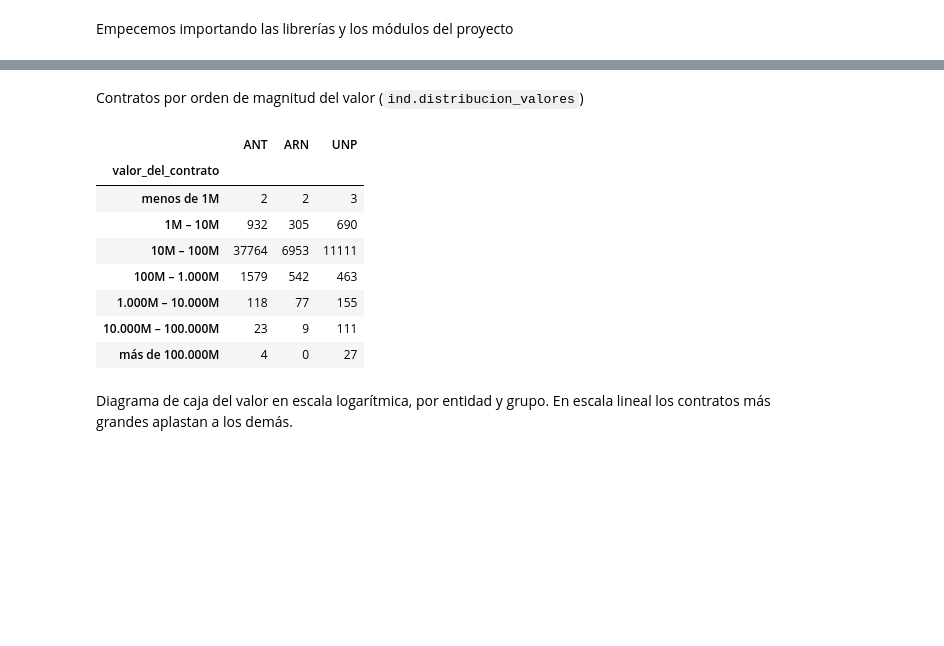
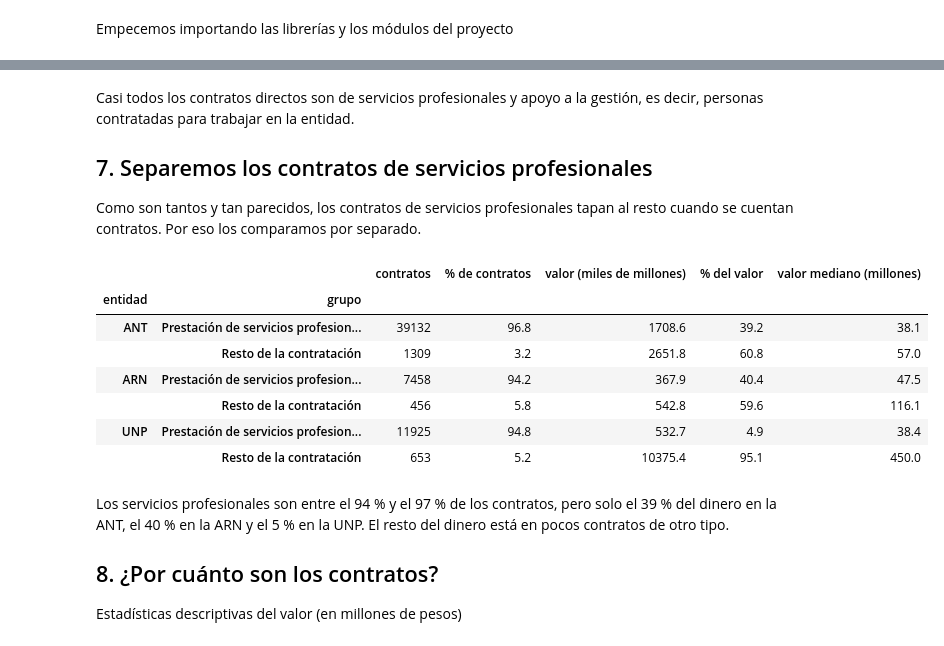
Before and after one commit to cristian72421/secop2-pipeline, a Jupyter notebook: notebooks/reporte_descriptivo.ipynb, the cells around one changed output, grey strips where cells are left out. Saved outputs shown, nothing was run; the diff lists cells and outputs as text; code cells hidden in the pictures; blank space fills up the shorter version.

```diff
--- a/notebooks/reporte_descriptivo.ipynb
+++ b/notebooks/reporte_descriptivo.ipynb
@@ -63,11 +57,8 @@ archivo = Path('../data/processed') / f"reporte_{'_'.join(ENTIDADES.values())}_{
 if archivo.exists():
     df = pd.read_csv(archivo, parse_dates=FECHAS, low_memory=False)
 else:
-    config = {
-        'filtros': {'nombre_entidad': list(ENTIDADES),
-                    'fecha_de_firma': {'desde': DESDE, 'hasta': HASTA}},
-        'margen_meses_procesos': MARGEN_MESES,
-    }
+    config = {'filtros': {'nombre_entidad': list(ENTIDADES),
+                          'fecha_de_firma': {'desde': DESDE, 'hasta': HASTA}}}
     base = construir_base_contratos(config, limite=None)
     df = base[[c for c in COLUMNAS if c in base.columns]]
     df.to_csv(archivo, index=False)
@@ -77,4 +68,3 @@ for col in ['valor_del_contrato', 'valor_pagado', 'dias_adicionados', 'precio_ba
     df[col] = pd.to_numeric(df[col], errors='coerce')
 df['entidad'] = df['nombre_entidad'].map(ENTIDADES)
 df['año'] = df['fecha_de_firma'].dt.year
-df.shape
@@ -189,10 +169,12 @@ Contratos y valor por modalidad de contratación (`ind.por_modalidad`), en porce
 # %%
-modalidades = []
-for sigla, g in df.groupby('entidad'):
-    t = ind.por_modalidad(g)
-    modalidades.append(pd.DataFrame({
-        'entidad': sigla,
-        '% contratos': 100 * t['contratos'] / t['contratos'].sum(),
-        '% valor': 100 * t['valor'] / t['valor'].sum()}))
-pd.concat(modalidades).reset_index().pivot(index='modalidad', columns='entidad').fillna(0).round(1)
+fig, ax = plt.subplots(1, 2, figsize=(13, 4))
+por_anio['contratos'].unstack('entidad').plot.bar(ax=ax[0])
+ax[0].set_ylabel('Contratos firmados')
+por_anio['valor'].unstack('entidad').plot.bar(ax=ax[1])
+ax[1].set_ylabel('Valor (miles de millones de pesos)')
+for a in ax:
+    a.set_xlabel('Año de firma')
+    a.tick_params(axis='x', rotation=0)
+plt.tight_layout()
+plt.show()
 # %% [output]
@@ -215,3 +190,11 @@ Tipo de contrato: porcentaje de los contratos de cada entidad
 # %%
-(100 * pd.crosstab(df['tipo_de_contrato'], df['entidad'], normalize='columns')).round(1).sort_values('ANT', ascending=False).head(8)
+modalidades = []
+for sigla, g in df.groupby('entidad'):
+    t = ind.por_modalidad(g)
+    t['% contratos'] = 100 * t['contratos'] / t['contratos'].sum()
+    t['% valor'] = 100 * t['valor'] / t['valor'].sum()
+    t['entidad'] = sigla
+    modalidades.append(t)
+modalidades = pd.concat(modalidades).reset_index()
+modalidades.set_index(['modalidad', 'entidad'])[['% contratos', '% valor']].unstack('entidad').fillna(0).round(1)
 # %% [output]
@@ -288,17 +279,30 @@ valores.round(1)
 # %% [markdown]
-Contratos por orden de magnitud del valor (`ind.distribucion_valores`)
+Casi todos los contratos directos son de servicios profesionales y apoyo a la gestión, es decir, personas contratadas para trabajar en la entidad.
+
+## 7. Separemos los contratos de servicios profesionales
+
+Como son tantos y tan parecidos, los contratos de servicios profesionales tapan al resto cuando se cuentan contratos. Por eso los comparamos por separado.
 # %%
-pd.DataFrame({sigla: ind.distribucion_valores(g)['contratos'] for sigla, g in df.groupby('entidad')}).fillna(0).astype(int)
+grupos = pd.concat({sigla: ind.comparar_prestacion(g) for sigla, g in df.groupby('entidad')},
+                   names=['entidad', 'grupo'])
+grupos['valor'] = grupos['valor'] / 1e9
+grupos['valor_mediano'] = grupos['valor_mediano'] / 1e6
+grupos.columns = ['contratos', '% de contratos', 'valor (miles de millones)', '% del valor',
+                  'valor mediano (millones)']
+grupos.round(1)
 # %% [output]
-|  | ANT | ARN | UNP |
-| valor_del_contrato |  |  |  |
-| menos de 1M | 2 | 2 | 3 |
-| 1M – 10M | 932 | 305 | 690 |
-| 10M – 100M | 37764 | 6953 | 11111 |
-| 100M – 1.000M | 1579 | 542 | 463 |
-| 1.000M – 10.000M | 118 | 77 | 155 |
-| 10.000M – 100.000M | 23 | 9 | 111 |
-| más de 100.000M | 4 | 0 | 27 |
+|  |  | contratos | % de contratos | valor (miles de millones) | % del valor | valor mediano (millones) |
+| entidad | grupo |  |  |  |  |  |
+| ANT | Prestación de servicios profesion... | 39132 | 96.8 | 1708.6 | 39.2 | 38.1 |
+|  | Resto de la contratación | 1309 | 3.2 | 2651.8 | 60.8 | 57.0 |
+| ARN | Prestación de servicios profesion... | 7458 | 94.2 | 367.9 | 40.4 | 47.5 |
+|  | Resto de la contratación | 456 | 5.8 | 542.8 | 59.6 | 116.1 |
+| UNP | Prestación de servicios profesion... | 11925 | 94.8 | 532.7 | 4.9 | 38.4 |
+|  | Resto de la contratación | 653 | 5.2 | 10375.4 | 95.1 | 450.0 |
 # %% [markdown]
-Diagrama de caja del valor en escala logarítmica, por entidad y grupo. En escala lineal los contratos más grandes aplastan a los demás.
+Los servicios profesionales son entre el 94 % y el 97 % de los contratos, pero solo el 39 % del dinero en la ANT, el 40 % en la ARN y el 5 % en la UNP. El resto del dinero está en pocos contratos de otro tipo.
+
+## 8. ¿Por cuánto son los contratos?
+
+Estadísticas descriptivas del valor (en millones de pesos)
 # %%
```
Also changed, not shown: parts of 63 cells of this notebook, 2 other files.
